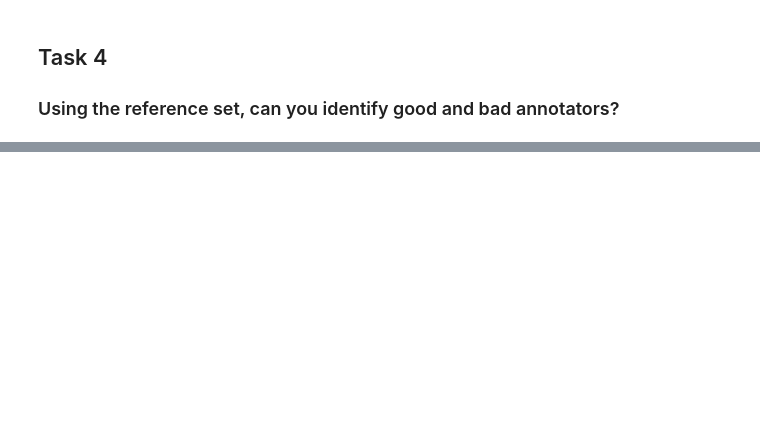
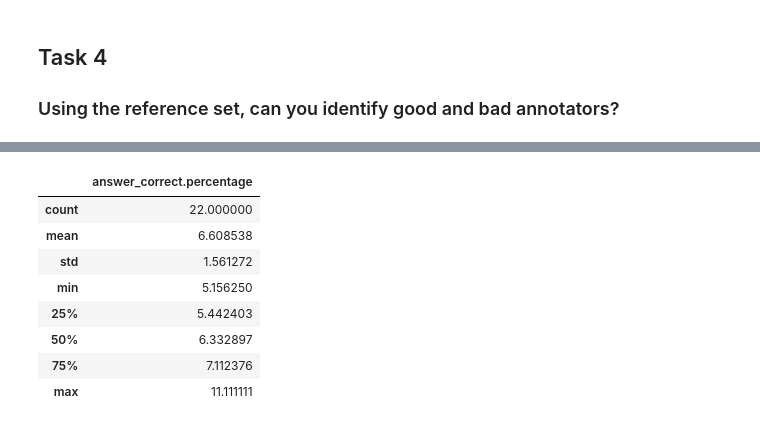
Before and after one commit to davidhoof/quality-match-homework, a Jupyter notebook: QualityMatchHomework.ipynb, the cells around one changed output, grey strips where cells are left out. Saved outputs shown, nothing was run; the diff lists cells and outputs as text; code cells hidden in the pictures; blank space fills up the shorter version.

```diff
--- a/QualityMatchHomework.ipynb
+++ b/QualityMatchHomework.ipynb
@@ -345,0 +409,12 @@ df_annotators[df_annotators['answer_correct'] == False].set_index('user.vendor_u
+# %%
+df_annotators.reset_index()[df_annotators.reset_index()['answer_correct'] == False].describe()
+# %% [output]
+|  | answer_correct.percentage |
+| count | 22.000000 |
+| mean | 6.608538 |
+| std | 1.561272 |
+| min | 5.156250 |
+| 25% | 5.442403 |
+| 50% | 6.332897 |
+| 75% | 7.112376 |
+| max | 11.111111 |
```
Also changed, not shown: parts of 30 cells of this notebook.
